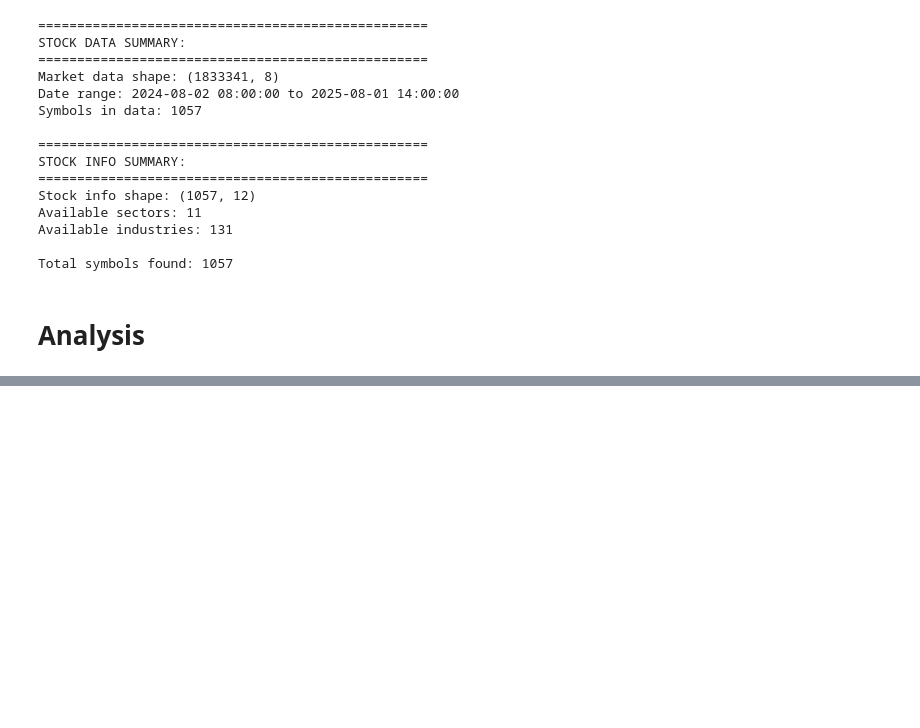
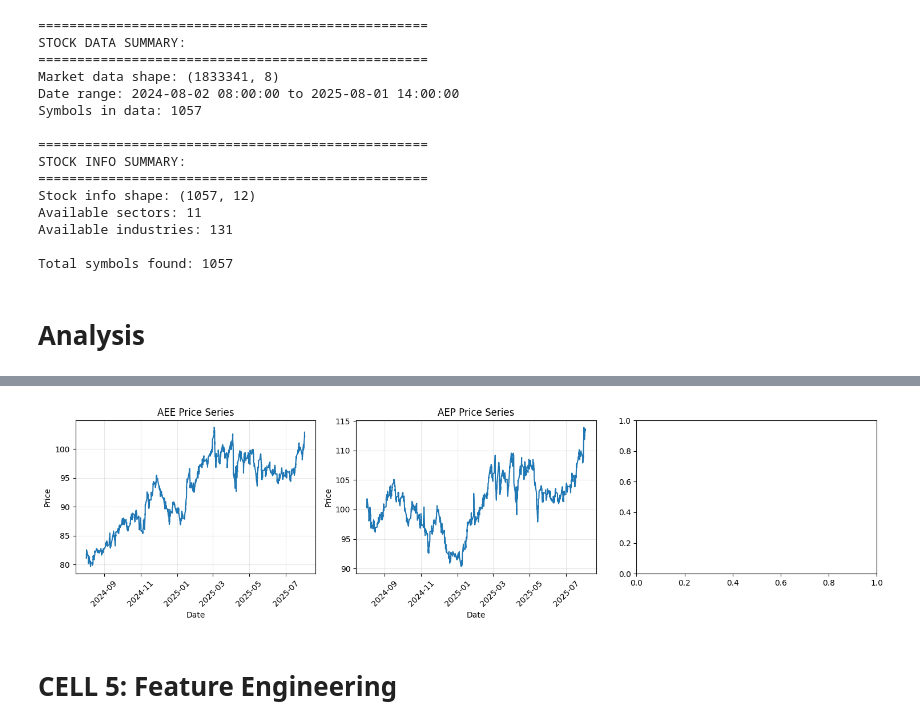
Before and after one commit to nishantnayar/MLTrading, a Jupyter notebook: notebooks/exploration/Analysis.ipynb, the cells around one changed output, grey strips where cells are left out. Saved outputs shown, nothing was run; the diff lists cells and outputs as text; code cells hidden in the pictures; blank space fills up the shorter version.

```diff
--- a/notebooks/exploration/Analysis.ipynb
+++ b/notebooks/exploration/Analysis.ipynb
@@ -287,0 +317,7 @@ plt.show()
+# %%
+selected_sector = 'Technology'
+selected_sector_symbols = stock_info_df['symbol'][stock_info_df['sector'] == selected_sector]
+#selected_sector_symbols =['AEE', 'AEP', 'AES', 'ATO']
+selected_sector_symbols =['AEE', 'AEP']
+ohlc_df = stock_data_df[stock_data_df['symbol'].isin(selected_sector_symbols)]
+ohlc_df = ohlc_df.drop(columns=['source'])
@@ -287,0 +353,29 @@ plt.show()
+# %%
+import math
+num_symbols = len(selected_sector_symbols)
+# Determine grid size (e.g., 3 columns)
+cols = 3
+rows = math.ceil(num_symbols / cols)
+# %%
+# Plot price series for all symbols
+#fig, axes = plt.subplots(4, figsize=(15, 10))
+fig, axes = plt.subplots(rows, cols, figsize=(5 * cols, 4 * rows), squeeze=False)
+axes = axes.flatten()
+
+for i, symbol in enumerate(ohlc_df['symbol'].unique()):
+    symbol_data = ohlc_df[ohlc_df['symbol'] == symbol].copy()
+    symbol_data = symbol_data.sort_values('timestamp')
+
+    axes[i].plot(symbol_data['timestamp'], symbol_data['close'], label=f'{symbol} Close Price')
+    axes[i].set_title(f'{symbol} Price Series')
+    axes[i].set_xlabel('Date')
+    axes[i].set_ylabel('Price')
+    axes[i].grid(True, alpha=0.3)
+    axes[i].tick_params(axis='x', rotation=45)
+
+plt.tight_layout()
+plt.show()
+# %% [output]
+[figure, added]
+# %% [markdown]
+# CELL 5: Feature Engineering
```
Also changed, not shown: parts of 63 cells of this notebook, 20 other files.
